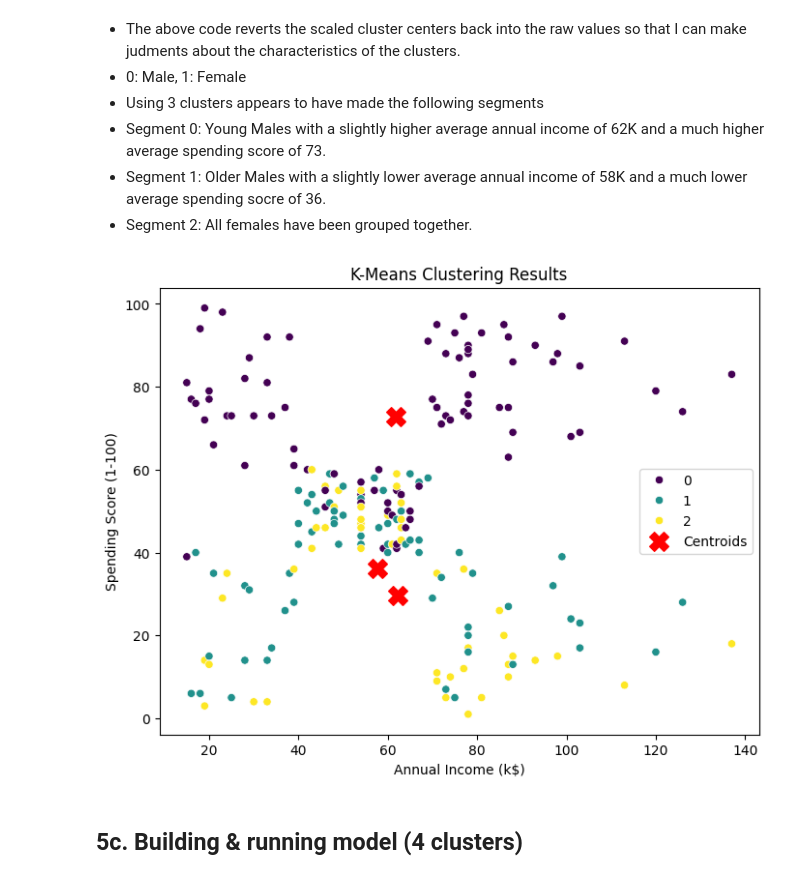
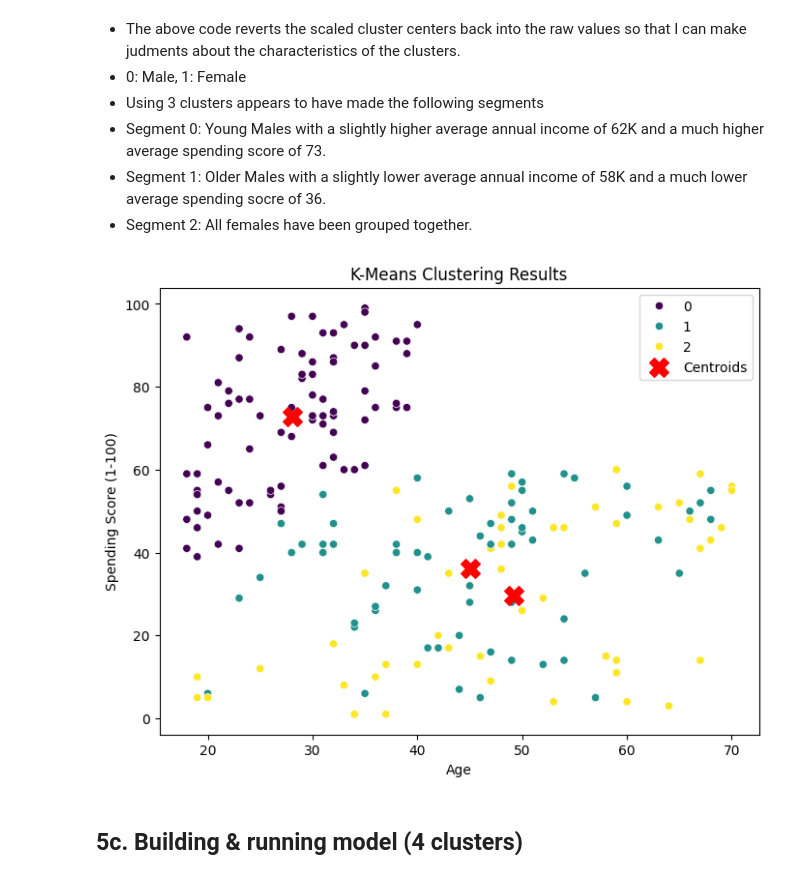
Before and after one commit to sbmccall/data-science-projects, a Jupyter notebook: customer-segmentation/notebooks/Mall_Customer_Segmentation.ipynb, the cells around one changed output. Saved outputs shown, nothing was run; the diff lists cells and outputs as text; code cells hidden in the pictures.

Commit message:
Finished evaluating model and selecting the number of clusters that were optimal.

```diff
--- a/customer-segmentation/notebooks/Mall_Customer_Segmentation.ipynb
+++ b/customer-segmentation/notebooks/Mall_Customer_Segmentation.ipynb
@@ -395,15 +395,15 @@ print(cluster_df)
   * Segment 2: All females have been grouped together.
 # %%
 plt.figure(figsize=(8,6))
-sns.scatterplot(x=df['Annual Income (k$)'], y=df['Spending Score (1-100)'], hue=df['Cluster'], palette='viridis')
-plt.scatter(original_cluster_centers[:, 2], original_cluster_centers[:, 3], c='red', marker='X', s=200, label='Centroids')
-plt.xlabel("Annual Income (k$)")
+sns.scatterplot(x=df['Age'], y=df['Spending Score (1-100)'], hue=df['Cluster'], palette='viridis')
+plt.scatter(original_cluster_centers[:, 1], original_cluster_centers[:, 3], c='red', marker='X', s=200, label='Centroids')
+plt.xlabel("Age")
 plt.ylabel("Spending Score (1-100)")
 plt.title("K-Means Clustering Results")
 plt.legend()
 plt.show()
 # %% [output]
-[figure, old version]
+[figure, new version]
 # %% [markdown]
 ## 5c. Building & running model (4 clusters)
 # %%
```
Also changed, not shown: parts of 3 cells of this notebook.
